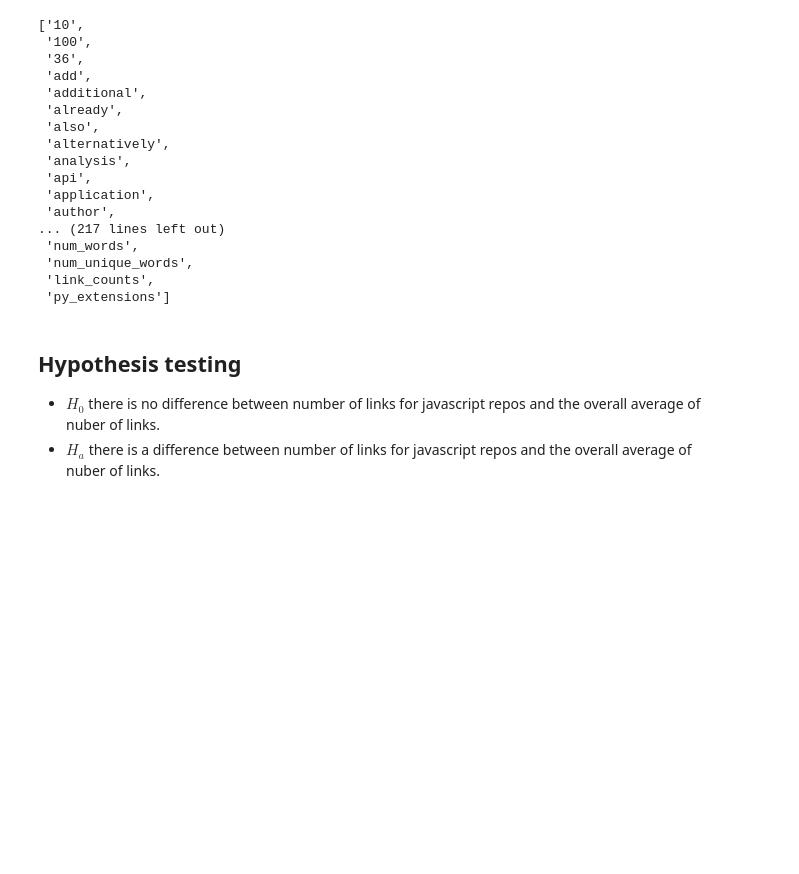
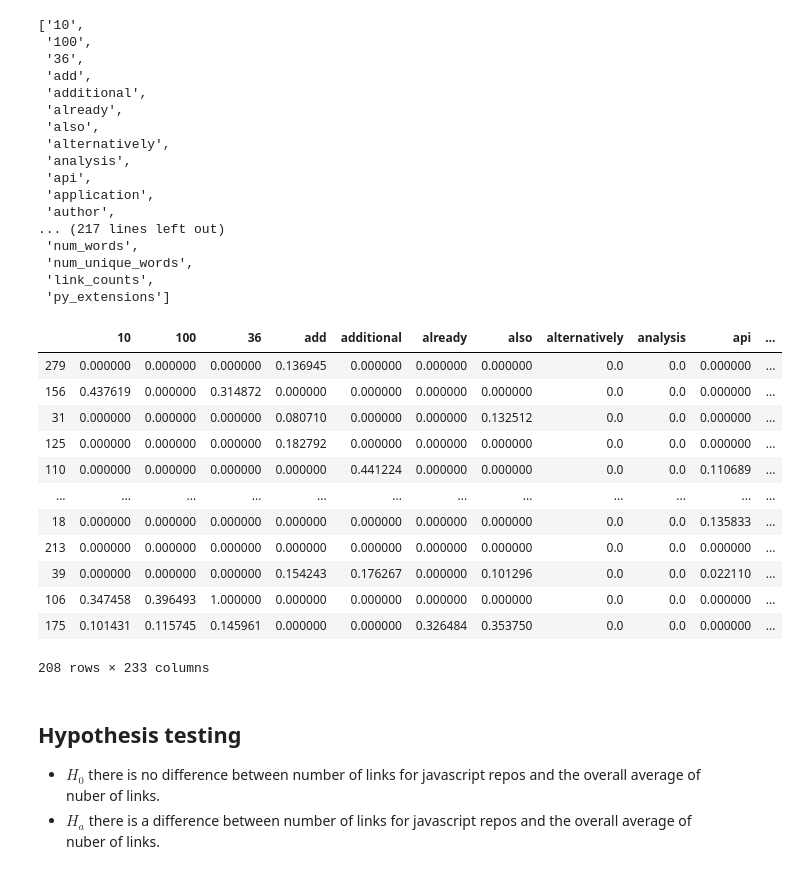
Before and after one commit to nlp-JB/predicting-using-nlp, a Jupyter notebook: j_test.ipynb, the cells around one changed output. Cells and saved outputs as stored; diff of their text form; code cells hidden in the pictures; blank space fills up the shorter version.

```diff
--- a/j_test.ipynb
+++ b/j_test.ipynb
@@ -63,6 +63,22 @@ X_train_reduced.columns.to_list()
  'num_unique_words',
  'link_counts',
  'py_extensions']
+# %%
+X_train_reduced
+# %% [output]
+|  | 10 | 100 | 36 | add | additional | already | also | alternatively | analysis | api | ... |
+| 279 | 0.000000 | 0.000000 | 0.000000 | 0.136945 | 0.000000 | 0.000000 | 0.000000 | 0.0 | 0.0 | 0.000000 | ... |
+| 156 | 0.437619 | 0.000000 | 0.314872 | 0.000000 | 0.000000 | 0.000000 | 0.000000 | 0.0 | 0.0 | 0.000000 | ... |
+| 31 | 0.000000 | 0.000000 | 0.000000 | 0.080710 | 0.000000 | 0.000000 | 0.132512 | 0.0 | 0.0 | 0.000000 | ... |
+| 125 | 0.000000 | 0.000000 | 0.000000 | 0.182792 | 0.000000 | 0.000000 | 0.000000 | 0.0 | 0.0 | 0.000000 | ... |
+| 110 | 0.000000 | 0.000000 | 0.000000 | 0.000000 | 0.441224 | 0.000000 | 0.000000 | 0.0 | 0.0 | 0.110689 | ... |
+| ... | ... | ... | ... | ... | ... | ... | ... | ... | ... | ... | ... |
+| 18 | 0.000000 | 0.000000 | 0.000000 | 0.000000 | 0.000000 | 0.000000 | 0.000000 | 0.0 | 0.0 | 0.135833 | ... |
+| 213 | 0.000000 | 0.000000 | 0.000000 | 0.000000 | 0.000000 | 0.000000 | 0.000000 | 0.0 | 0.0 | 0.000000 | ... |
+| 39 | 0.000000 | 0.000000 | 0.000000 | 0.154243 | 0.176267 | 0.000000 | 0.101296 | 0.0 | 0.0 | 0.022110 | ... |
+| 106 | 0.347458 | 0.396493 | 1.000000 | 0.000000 | 0.000000 | 0.000000 | 0.000000 | 0.0 | 0.0 | 0.000000 | ... |
+| 175 | 0.101431 | 0.115745 | 0.145961 | 0.000000 | 0.000000 | 0.326484 | 0.353750 | 0.0 | 0.0 | 0.000000 | ... |
+208 rows × 233 columns
 # %%
 # X_train, X_test, y_train, y_test, train_predictions, test_predictions = modeling.get_splits(df, vectorized_df)
 # %%
```
Also changed, not shown: 2 other files.
